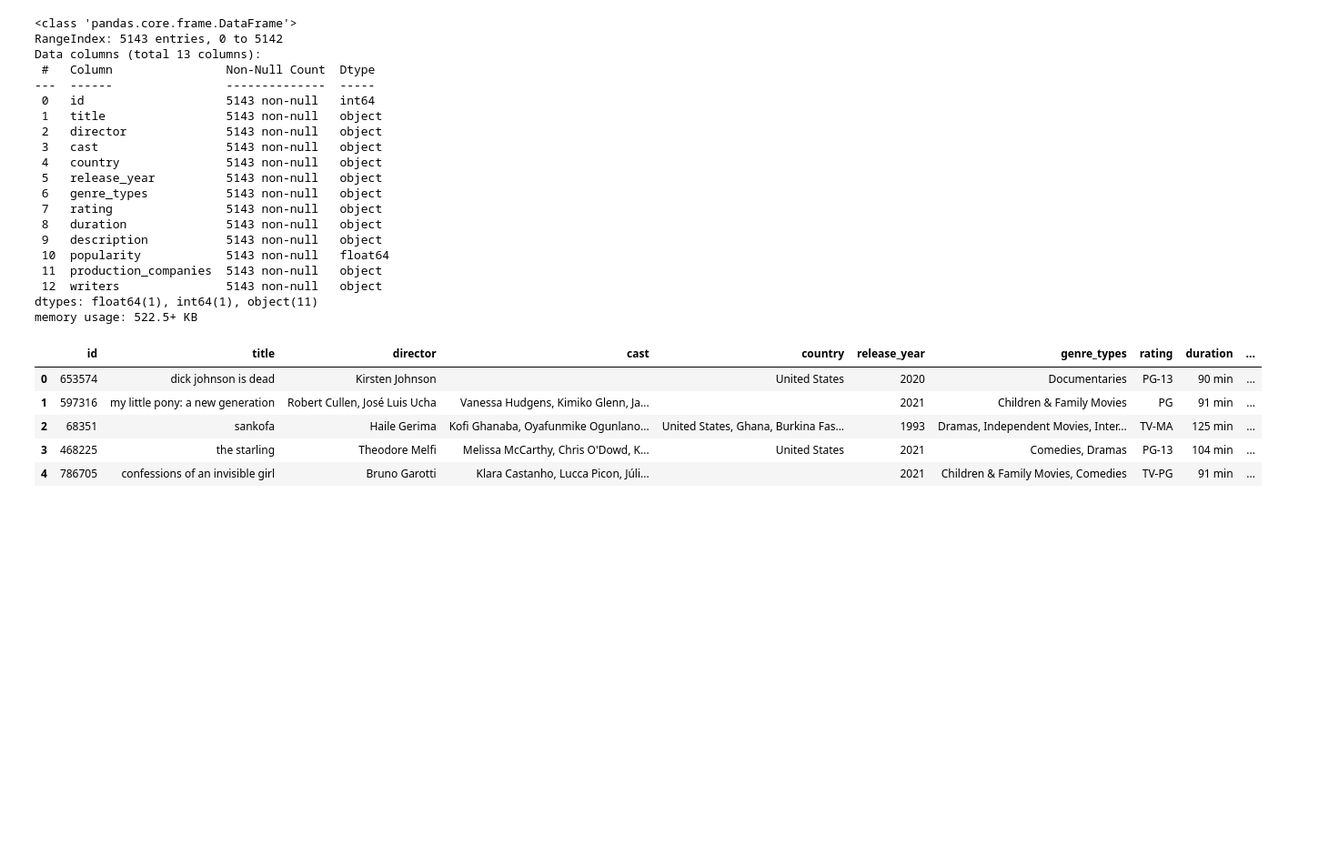
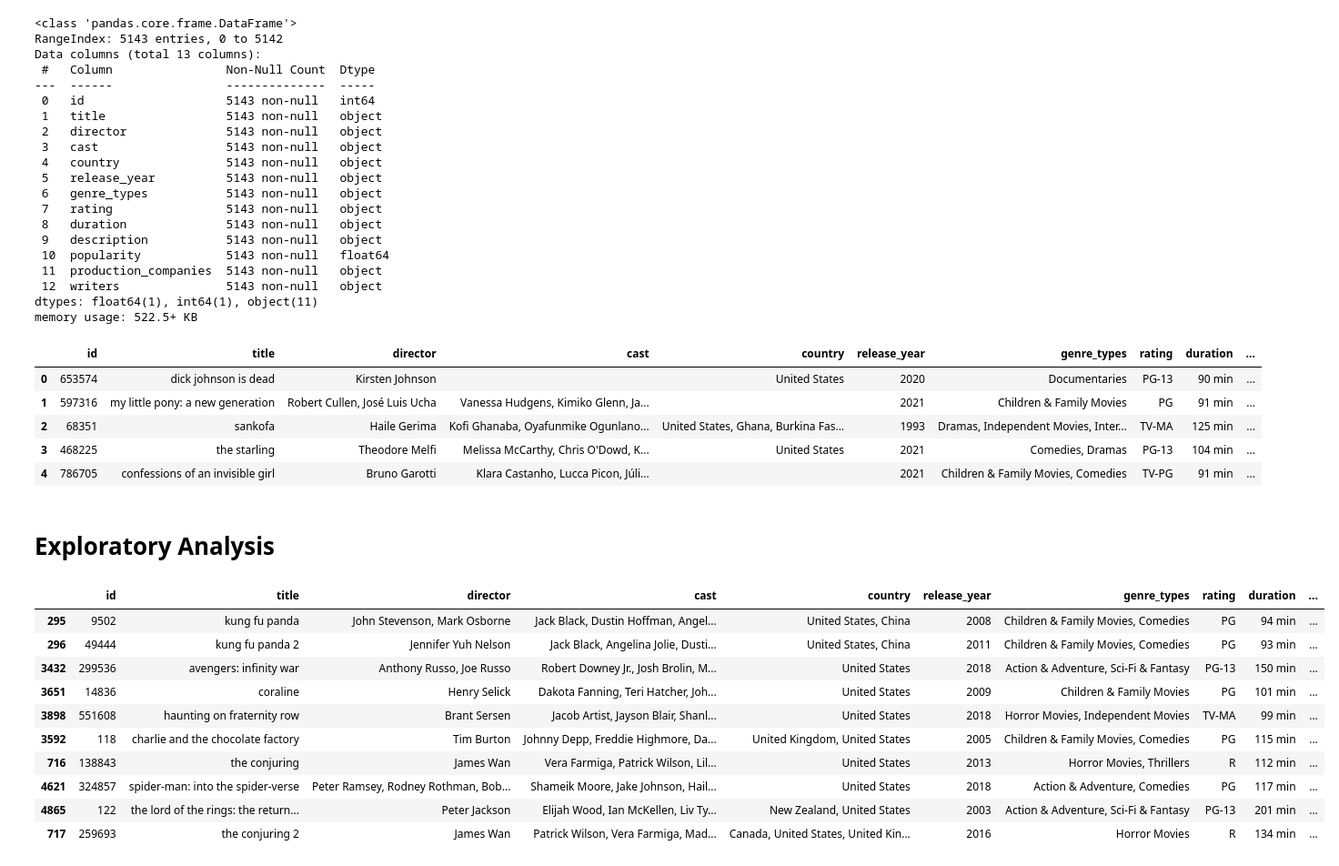
Before and after one commit to qudsia99/movie_recommender, a Jupyter notebook: EDA.ipynb, the cells around one changed output. Shown at 91% size. Saved outputs shown, nothing was run; the diff lists cells and outputs as text; code cells hidden in the pictures; blank space fills up the shorter version.

```diff
--- a/EDA.ipynb
+++ b/EDA.ipynb
@@ -284,3 +284,21 @@ df.head()
 # %%
 # Exporting and saving the cleaned data
 df.to_csv('cleaned_data/movie_data.csv')
+# %% [markdown]
+# Exploratory Analysis
+# %%
+# Finding top 10 films with greatest popularity according to IMDB standards
+most_votes = df.sort_values(by="popularity",ascending=False).head(10)
+most_votes
+# %% [output]
+|  | id | title | director | cast | country | release_year | genre_types | rating | duration | ... |
+| 295 | 9502 | kung fu panda | John Stevenson, Mark Osborne | Jack Black, Dustin Hoffman, Angel... | United States, China | 2008 | Children & Family Movies, Comedies | PG | 94 min | ... |
+| 296 | 49444 | kung fu panda 2 | Jennifer Yuh Nelson | Jack Black, Angelina Jolie, Dusti... | United States, China | 2011 | Children & Family Movies, Comedies | PG | 93 min | ... |
+| 3432 | 299536 | avengers: infinity war | Anthony Russo, Joe Russo | Robert Downey Jr., Josh Brolin, M... | United States | 2018 | Action & Adventure, Sci-Fi & Fantasy | PG-13 | 150 min | ... |
+| 3651 | 14836 | coraline | Henry Selick | Dakota Fanning, Teri Hatcher, Joh... | United States | 2009 | Children & Family Movies | PG | 101 min | ... |
+| 3898 | 551608 | haunting on fraternity row | Brant Sersen | Jacob Artist, Jayson Blair, Shanl... | United States | 2018 | Horror Movies, Independent Movies | TV-MA | 99 min | ... |
+| 3592 | 118 | charlie and the chocolate factory | Tim Burton | Johnny Depp, Freddie Highmore, Da... | United Kingdom, United States | 2005 | Children & Family Movies, Comedies | PG | 115 min | ... |
+| 716 | 138843 | the conjuring | James Wan | Vera Farmiga, Patrick Wilson, Lil... | United States | 2013 | Horror Movies, Thrillers | R | 112 min | ... |
+| 4621 | 324857 | spider-man: into the spider-verse | Peter Ramsey, Rodney Rothman, Bob... | Shameik Moore, Jake Johnson, Hail... | United States | 2018 | Action & Adventure, Comedies | PG | 117 min | ... |
+| 4865 | 122 | the lord of the rings: the return... | Peter Jackson | Elijah Wood, Ian McKellen, Liv Ty... | New Zealand, United States | 2003 | Action & Adventure, Sci-Fi & Fantasy | PG-13 | 201 min | ... |
+| 717 | 259693 | the conjuring 2 | James Wan | Patrick Wilson, Vera Farmiga, Mad... | Canada, United States, United Kin... | 2016 | Horror Movies | R | 134 min | ... |
```
Also changed, not shown: parts of 4 cells of this notebook.
